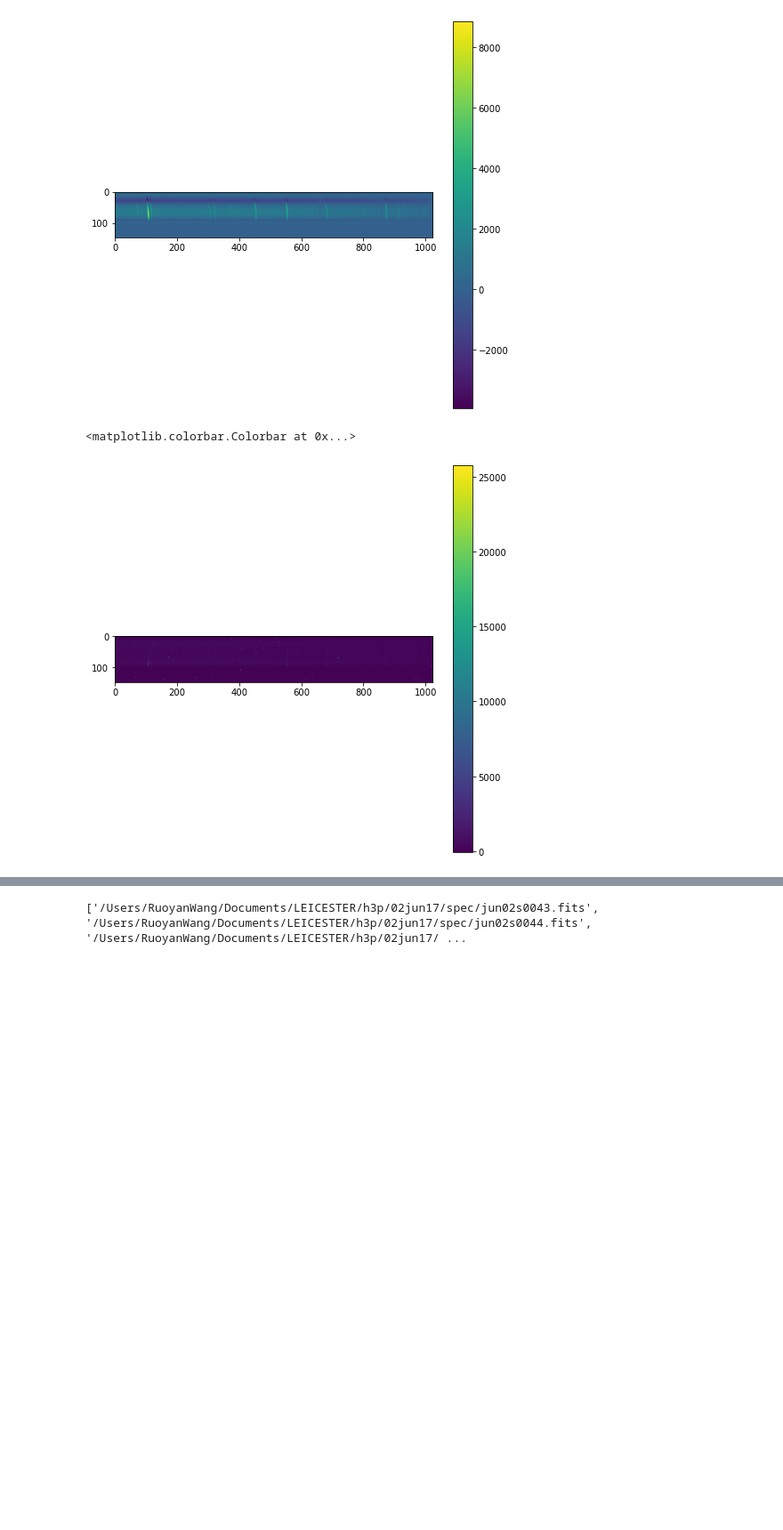
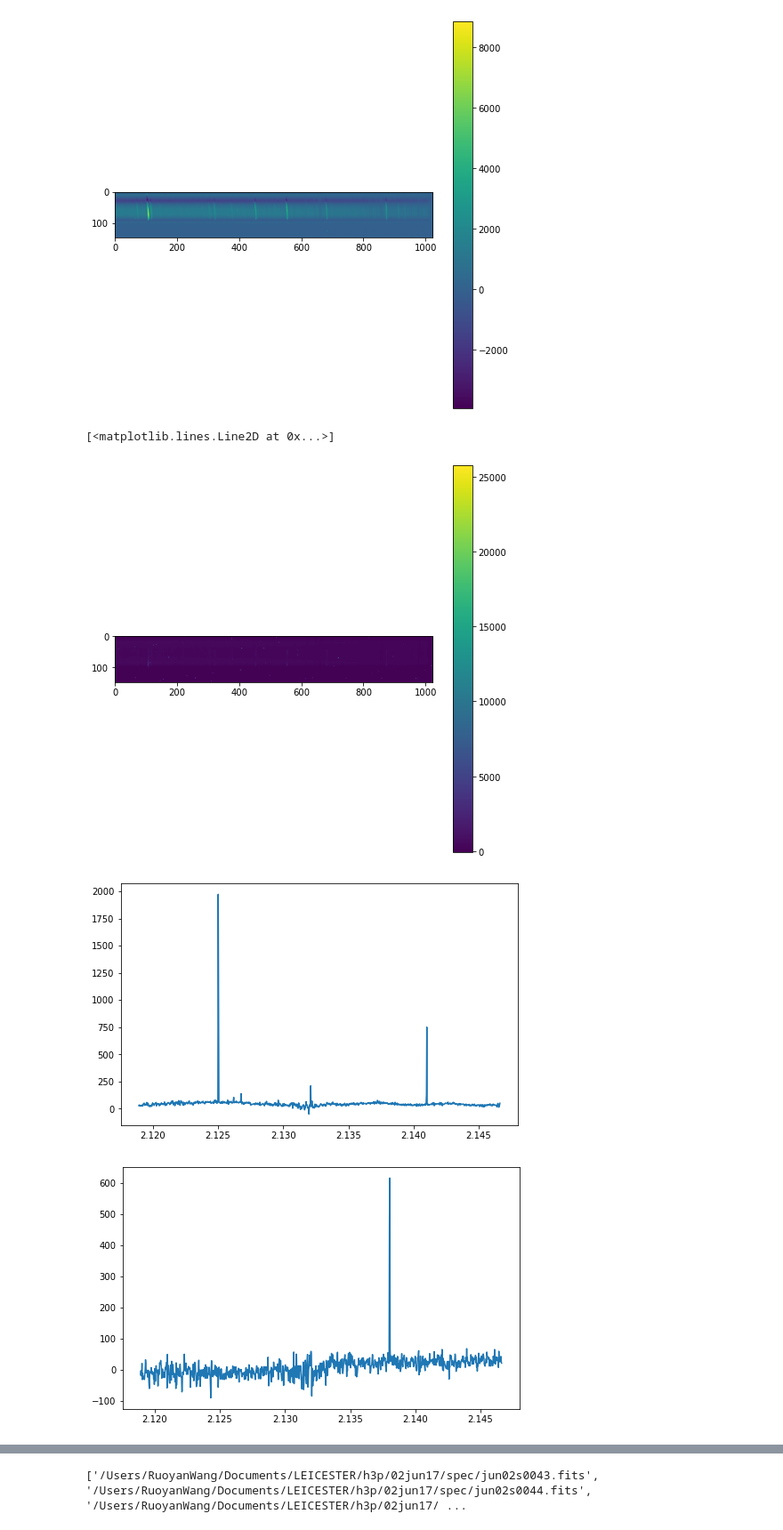
Before and after one commit to ruoyanwangdr/Dynamics-of-Jovian-Infrared-Auroral-Ionosphere-and-Thermosphere, a Jupyter notebook: h3p.ipynb, the cells around one changed output, grey strips where cells are left out. Shown at 89% size. Drawn from its saved outputs; the diff is of its cells as text; code cells hidden in the pictures; blank space fills up the shorter version.

Commit message:
Plot wavelength

```diff
--- a/h3p.ipynb
+++ b/h3p.ipynb
@@ -80,10 +80,24 @@ plt.colorbar()
 # %%
 hdul = fits.open(filepath + 'jun02s0065_order36.fits', ignore_missing_end=True)
 data = hdul[0].data
 
 plt.figure(figsize=(8,8))
 plt.imshow(data)
 plt.colorbar()
+
+waverange = fits.open(filepath + 'waverange.fits', ignore_missing_end=True)
+wavelength = waverange[0].data
+
+plt.figure(figsize=(8,5))
+plt.plot(wavelength, data[1])
+
+ab = sum_A - sum_B
+ab[1]
+
+plt.figure(figsize=(8,5))
+plt.plot(wavelength, ab[1])
 # %% [output]
-<matplotlib.colorbar.Colorbar at 0x...>
+[<matplotlib.lines.Line2D at 0x...>]
 [figure]
+[figure, added]
+[figure, added]
```
Also changed, not shown: parts of 1 cell of this notebook.
